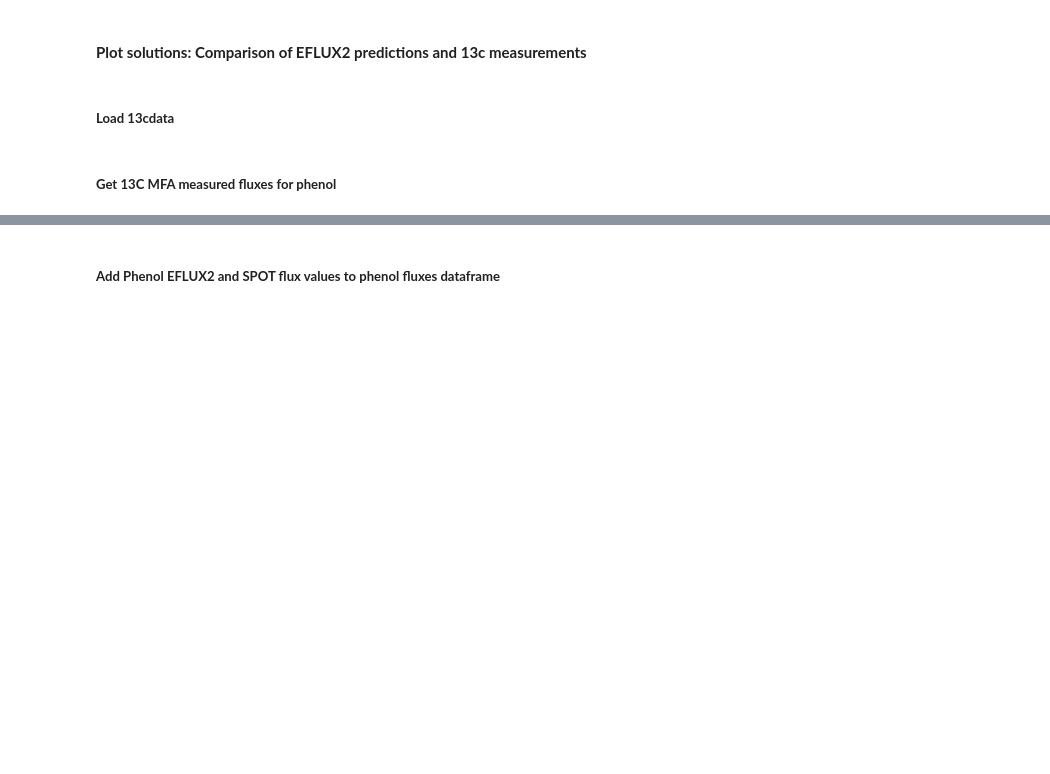
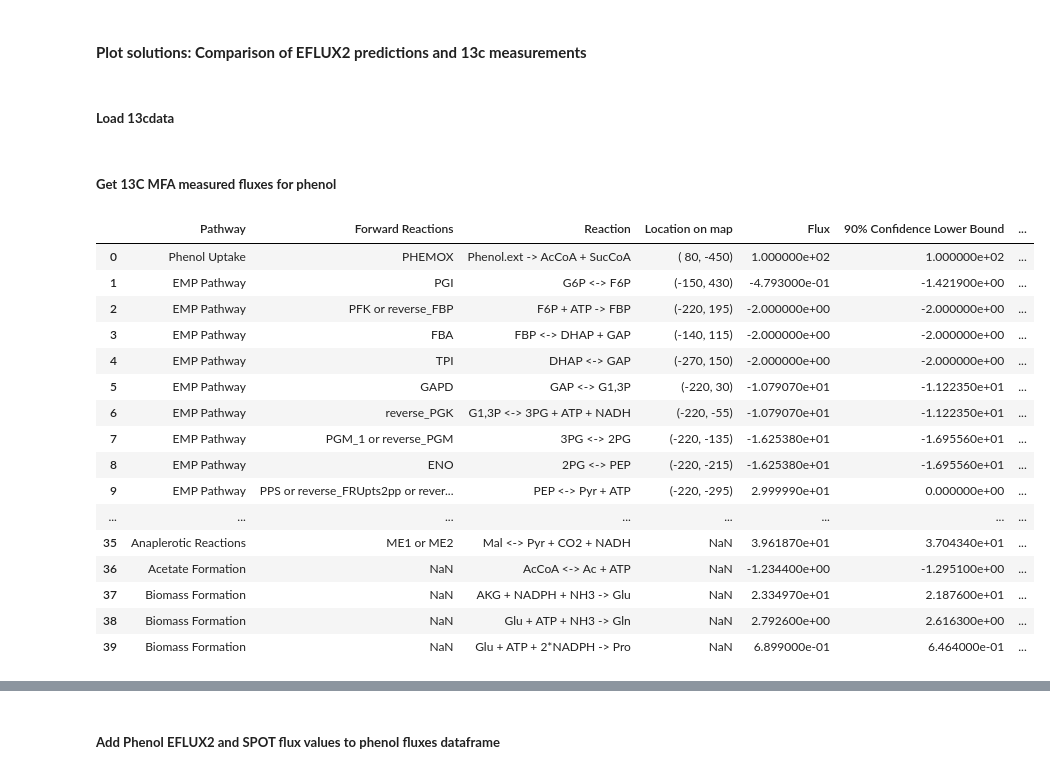
Before and after one commit to LBLQMM/RhodococcusGSM, a Jupyter notebook: Biodesign_gr/notebooks/I_EFLUX2-SPOT_predictionswithreprocesseddatacorr3_clean_gr.ipynb, the cells around one changed output, grey strips where cells are left out. Drawn from its saved outputs; the diff is of its cells as text; code cells hidden in the pictures; blank space fills up the shorter version.

```diff
--- a/Biodesign_gr/notebooks/I_EFLUX2-SPOT_predictionswithreprocesseddatacorr3_clean_gr.ipynb
+++ b/Biodesign_gr/notebooks/I_EFLUX2-SPOT_predictionswithreprocesseddatacorr3_clean_gr.ipynb
@@ -308,6 +308,27 @@ Unbounded FBA solution 0.23577895481228953
 ##### **Load 13cdata**
 # %% [markdown]
 #####  **Get 13C MFA measured fluxes for phenol**
+# %%
+phenol_fluxes = pd.read_csv('../13C_flux_data/13C_phenol_flux_data.csv')
+phenol_fluxes.head(40)
+# %% [output]
+|  | Pathway | Forward Reactions | Reaction | Location on map | Flux | 90% Confidence Lower Bound | ... |
+| 0 | Phenol Uptake | PHEMOX | Phenol.ext -> AcCoA + SucCoA | ( 80, -450) | 1.000000e+02 | 1.000000e+02 | ... |
+| 1 | EMP Pathway | PGI | G6P <-> F6P | (-150, 430) | -4.793000e-01 | -1.421900e+00 | ... |
+| 2 | EMP Pathway | PFK or reverse_FBP | F6P + ATP -> FBP | (-220, 195) | -2.000000e+00 | -2.000000e+00 | ... |
+| 3 | EMP Pathway | FBA | FBP <-> DHAP + GAP | (-140, 115) | -2.000000e+00 | -2.000000e+00 | ... |
+| 4 | EMP Pathway | TPI | DHAP <-> GAP | (-270, 150) | -2.000000e+00 | -2.000000e+00 | ... |
+| 5 | EMP Pathway | GAPD | GAP <-> G1,3P | (-220, 30) | -1.079070e+01 | -1.122350e+01 | ... |
+| 6 | EMP Pathway | reverse_PGK | G1,3P <-> 3PG + ATP + NADH | (-220, -55) | -1.079070e+01 | -1.122350e+01 | ... |
+| 7 | EMP Pathway | PGM_1 or reverse_PGM | 3PG <-> 2PG | (-220, -135) | -1.625380e+01 | -1.695560e+01 | ... |
+| 8 | EMP Pathway | ENO | 2PG <-> PEP | (-220, -215) | -1.625380e+01 | -1.695560e+01 | ... |
+| 9 | EMP Pathway | PPS or reverse_FRUpts2pp or rever... | PEP <-> Pyr + ATP | (-220, -295) | 2.999990e+01 | 0.000000e+00 | ... |
+| ... | ... | ... | ... | ... | ... | ... | ... |
+| 35 | Anaplerotic Reactions | ME1 or ME2 | Mal <-> Pyr + CO2 + NADH | NaN | 3.961870e+01 | 3.704340e+01 | ... |
+| 36 | Acetate Formation | NaN | AcCoA <-> Ac + ATP | NaN | -1.234400e+00 | -1.295100e+00 | ... |
+| 37 | Biomass Formation | NaN | AKG + NADPH + NH3 -> Glu | NaN | 2.334970e+01 | 2.187600e+01 | ... |
+| 38 | Biomass Formation | NaN | Glu + ATP + NH3 -> Gln | NaN | 2.792600e+00 | 2.616300e+00 | ... |
+| 39 | Biomass Formation | NaN | Glu + ATP + 2*NADPH -> Pro | NaN | 6.899000e-01 | 6.464000e-01 | ... |
 # %%
 phenol_fluxes = pd.read_csv('../13C_flux_data/13C_phenol_flux_data.csv')
 phenol_fluxes.dropna(inplace=True)
```
Also changed, not shown: parts of 11 cells of this notebook, 8 other files.
